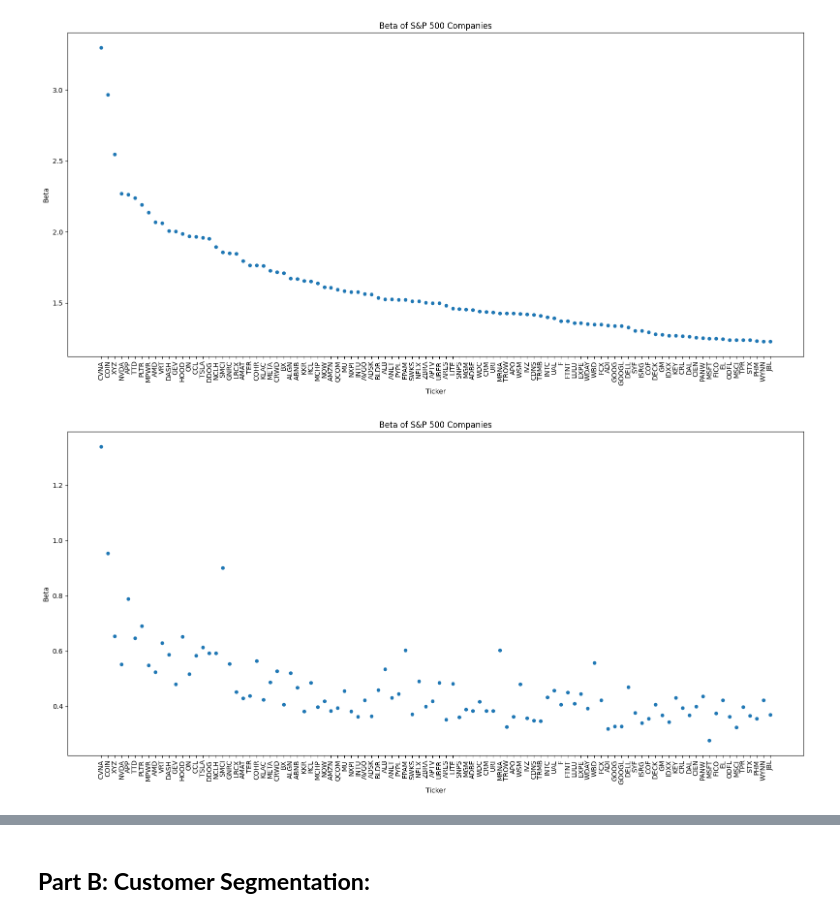
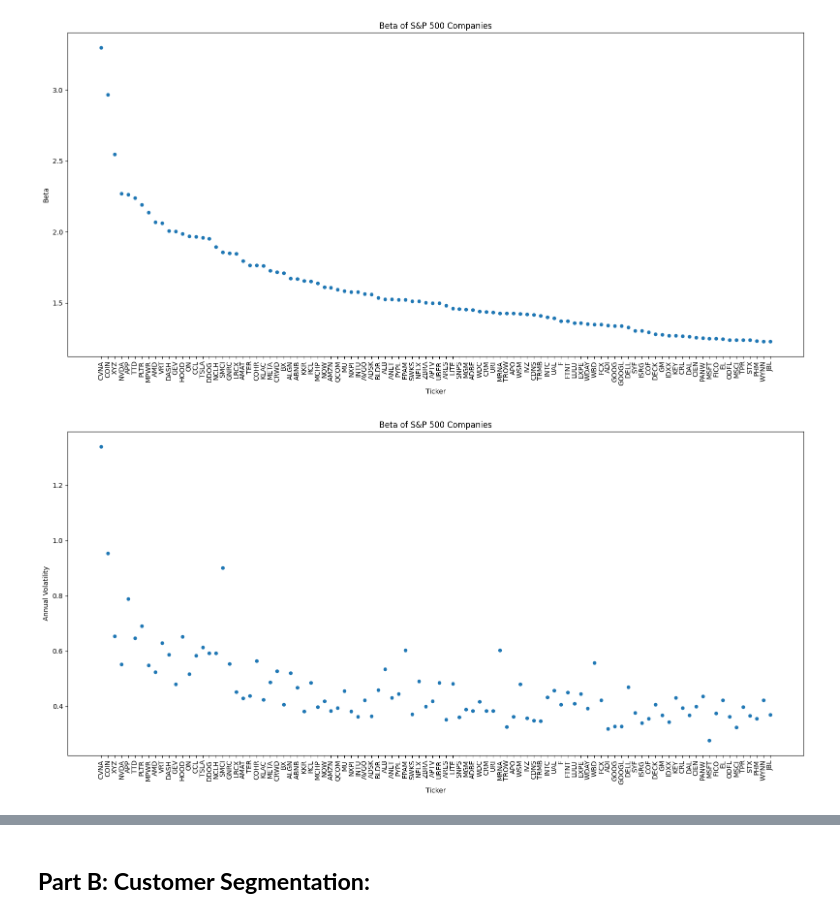
Before and after one commit to abdullaawad/Data-Warehousing-Coursework, a Jupyter notebook: DWCoursework.ipynb, the cells around one changed output, grey strips where cells are left out. Saved outputs shown, nothing was run; the diff lists cells and outputs as text; code cells hidden in the pictures.

```diff
--- a/DWCoursework.ipynb
+++ b/DWCoursework.ipynb
@@ -309,6 +337,6 @@ df.head(20)
 # %%
 import statistics
-Annual_vol == daily_returns.std() * np.sqrt(252)
+Annual_vol = daily_returns.std() * np.sqrt(252)
 Annual_vol.name = 'Annual Volatility'
 Annual_vol
 # %% [output]
@@ -364,11 +407,11 @@ plt.show()
 # %%
 all_dim_100.plot(x='Ticker', y=['Annual Volatility'], kind='scatter', figsize=(16,8))
 plt.title('Beta of S&P 500 Companies')
 plt.xlabel('Ticker')
-plt.ylabel('Beta')
+plt.ylabel('Annual Volatility')
 plt.xticks(rotation=90)
 plt.tight_layout()
 plt.show()
 # %% [output]
-[figure, old version]
+[figure, new version]
 # %%
```
Also changed, not shown: parts of 19 cells of this notebook.
